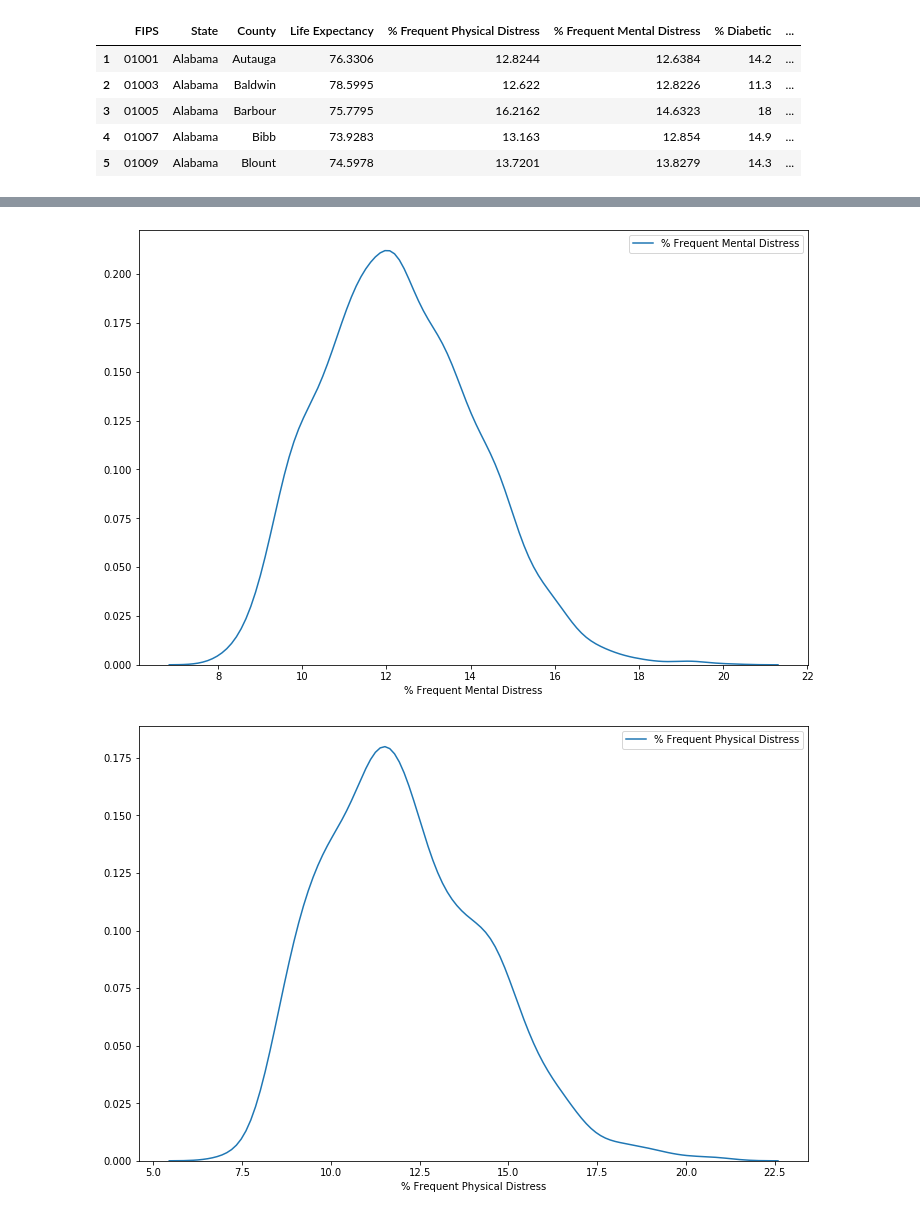
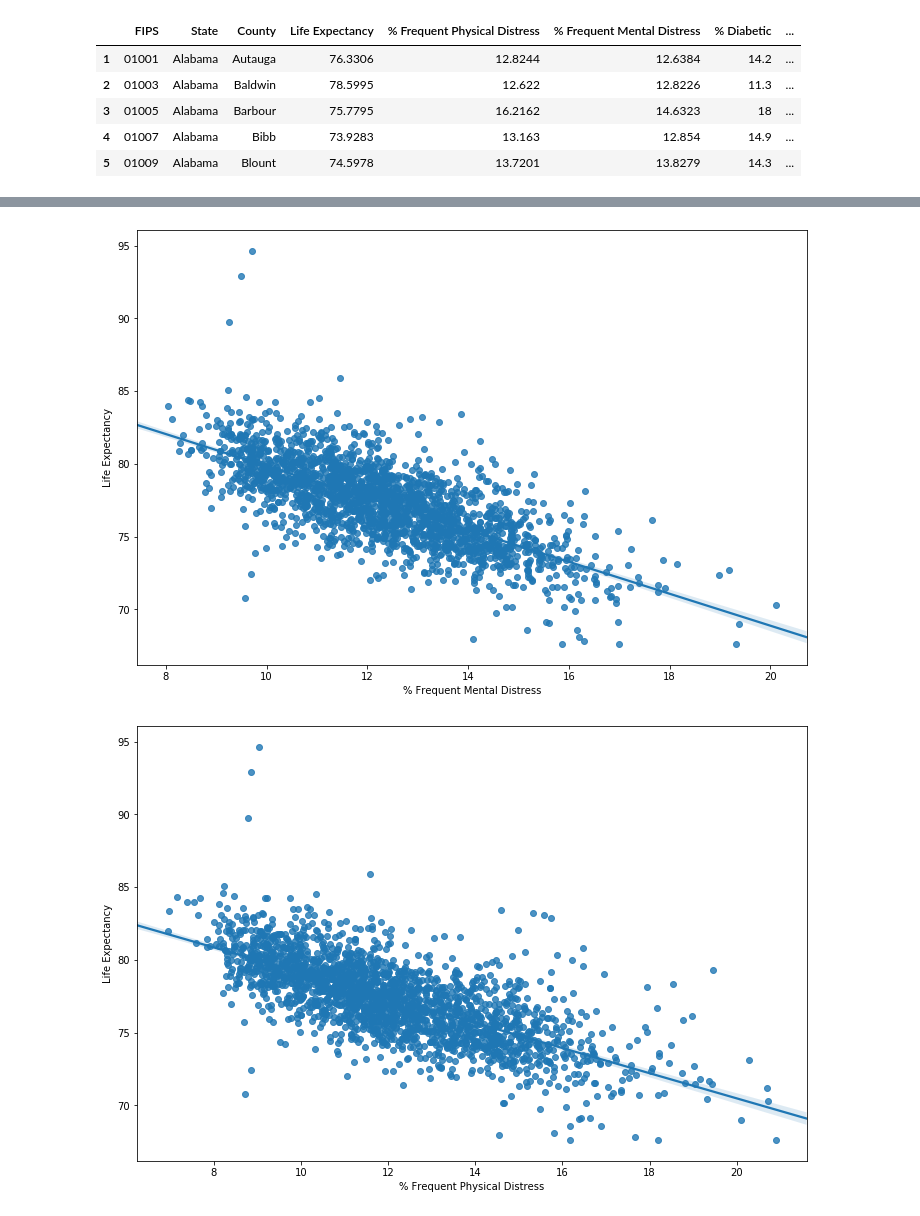
Before and after one commit to 1Banji/Health-Death, a Jupyter notebook: Sez/Untitled.ipynb, the cells around one changed output, grey strips where cells are left out. Cells and saved outputs as stored; diff of their text form; code cells hidden in the pictures.

Commit message:
Sez running models with top five attributes

```diff
--- a/Sez/Untitled.ipynb
+++ b/Sez/Untitled.ipynb
@@ -104,7 +105,7 @@ life_exp.head()
 | 5 | 01009 | Alabama | Blount | 74.5978 | 13.7201 | 13.8279 | 14.3 | ... |
 # %%
 factors = ranked_measure[['FIPS',
-                         '% Fair/Poor','Physically Unhealthy Days','Mentally Unhealthy Days',
+                         '% Fair/Poor',
                          '% LBW', '% Smokers', '% Obese', 'Food Environment Index',
                          '% Physically Inactive', '% With Access', '% Excessive Drinking',
                          '% Alcohol-Impaired','Chlamydia Rate', 'Teen Birth Rate', '% Uninsured',
@@ -185 +203,4 @@ num.head()
+# %%
+from sklearn.model_selection import train_test_split
+train_set, test_set = train_test_split(num, test_size=0.2, random_state=42)
 # %%
@@ -204,8 +225,8 @@ Mentally Unhealthy Days          0.660004
 dtype: float64
 # %%
-#Let's get top 5 columns with the highest correlation to Life Expectancy and plot a heatmap
-df_five = num[['Life Expectancy', '% Smokers', '% Frequent Mental Distress',
-               '% Frequent Physical Distress', 'Teen Birth Rate', 'Physically Unhealthy Days']]
+#Let's get top 5 attributes with the highest correlation to Life Expectancy and plot a heatmap
+df_five = train_set[['Life Expectancy', '% Smokers', '% Frequent Mental Distress',
+               '% Frequent Physical Distress', 'Teen Birth Rate', '% Diabetic']]
 # %%
 df_five.corr()
 # %% [output]
@@ -223,0 +272,11 @@ sns.heatmap(df_five.corr().abs())
+# %%
+#Normality test
+alpha = 0.05
+for i in df_five.columns:
+    fig = plt.figure(figsize=(12,8))
+    sns.distplot(df_five[i], label=i, hist=False)
+    k2, p = stats.normaltest(df_five[i])
+    if p < alpha:  # null hypothesis: x comes from a normal distribution
+         print("%s is not normal"%i,p)
+    else:
+         print("%s is normal"%i)
@@ -224,5 +296,5 @@ sns.heatmap(df_five.corr().abs())
 # %%
 for i in df_five.columns:
     fig = plt.figure(figsize=(12,8))
-    sns.distplot(df_five[i], label=i, hist=False)
+    sns.regplot( x=df_five[i], y=df_five['Life Expectancy'])
 # %% [output]
@@ -231,2 +303,2 @@ for i in df_five.columns:
-[figure, old version]
+[figure, new version]
-[figure, old version]
+[figure, new version]
```
Also changed, not shown: parts of 29 cells of this notebook.
